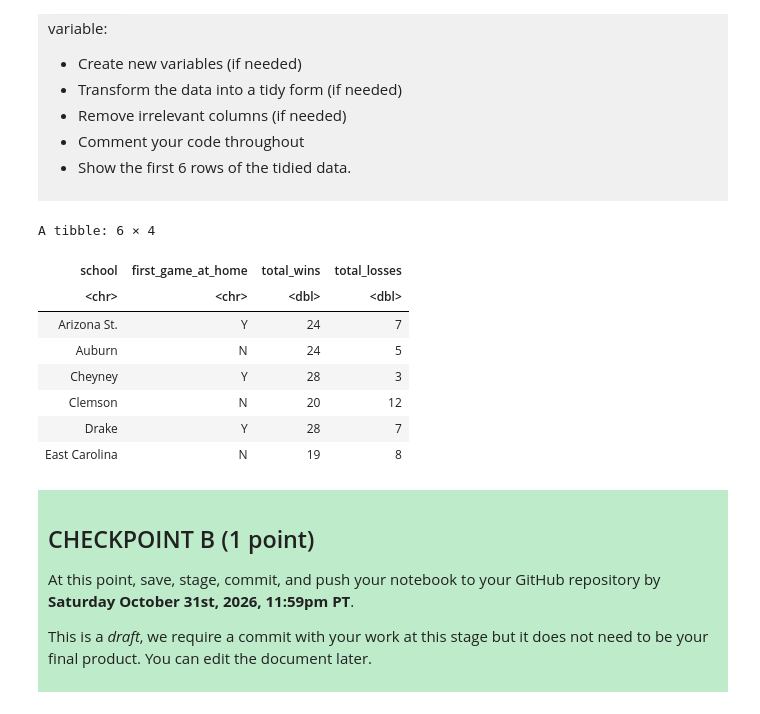
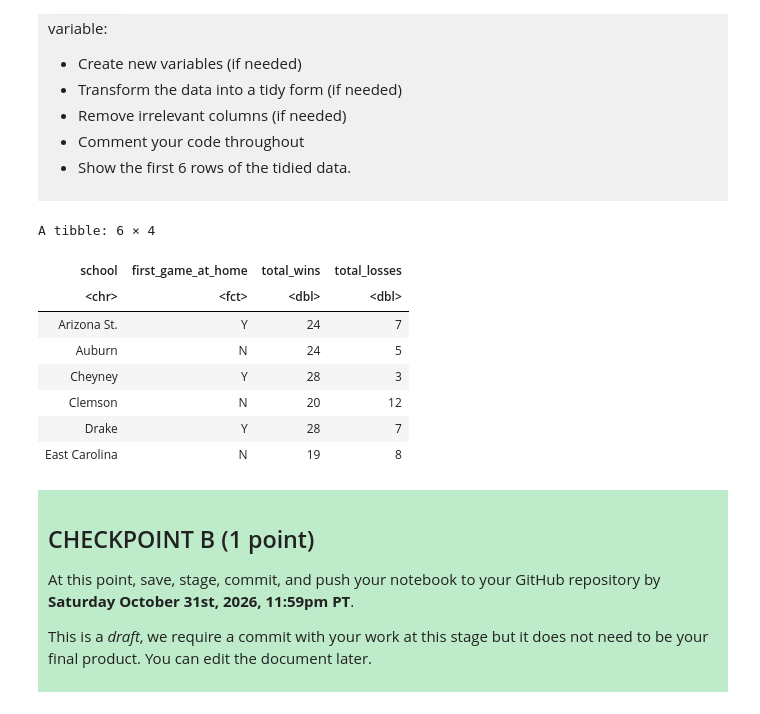
Before and after one commit to Peter-He-2007/dsci-100-project-peter-he, a Jupyter notebook: dsci-100-project-notebook.ipynb, the cells around one changed output. Cells and saved outputs as stored; diff of their text form; code cells hidden in the pictures.

```diff
--- a/dsci-100-project-notebook.ipynb
+++ b/dsci-100-project-notebook.ipynb
@@ -209,12 +209,13 @@ Produce a tidy data set that could be used to answer your research question usin
 
 </div>
 # %%
-tidy_data <- raw_data |> select(school, first_game_at_home, total_wins, total_losses)
+tidy_data <- raw_data |> select(school, first_game_at_home, total_wins, total_losses) |>
+    mutate(first_game_at_home = as_factor(first_game_at_home))
 head(tidy_data)
 # %% [output]
 A tibble: 6 × 4
 | school | first_game_at_home | total_wins | total_losses |
-| <chr> | <chr> | <dbl> | <dbl> |
+| <chr> | <fct> | <dbl> | <dbl> |
 | Arizona St. | Y | 24 | 7 |
 | Auburn | N | 24 | 5 |
 | Cheyney | Y | 28 | 3 |
```
Also changed, not shown: parts of 18 cells of this notebook.
